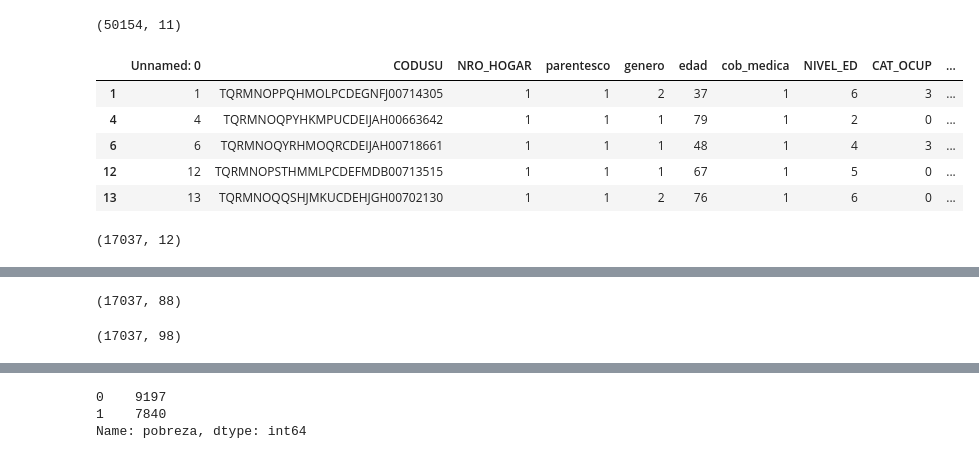
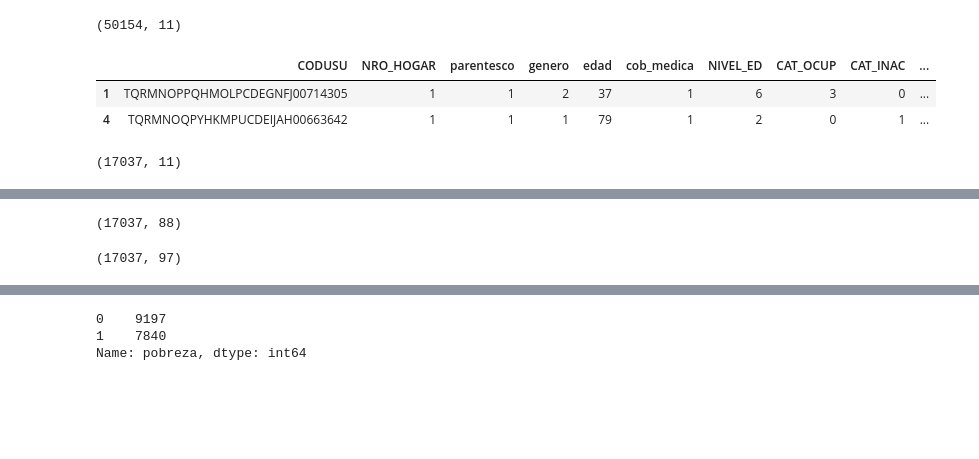
Before and after one commit to practigol/trabajo_final, a Jupyter notebook: Trabajo_final.ipynb, the cells around one changed output, grey strips where cells are left out. Saved outputs shown, nothing was run; the diff lists cells and outputs as text; code cells hidden in the pictures; blank space fills up the shorter version.

```diff
--- a/Trabajo_final.ipynb
+++ b/Trabajo_final.ipynb
@@ -160,21 +156,16 @@ df_personas_suma.to_csv('personas_suma_rename.csv')
-# %%
-df_personas_suma = pd.read_csv("personas_suma_rename.csv")
 # %%
 #seleccionamos solo los que cumplen la condición de jefes/as de hogar
 
 df_personas_jefes = df_personas_suma.loc[df_personas_suma.loc[:, 'parentesco'] == 1]
 # %%
-df_personas_jefes.head()
+df_personas_jefes.head(2)
 # %% [output]
-|  | Unnamed: 0 | CODUSU | NRO_HOGAR | parentesco | genero | edad | cob_medica | NIVEL_ED | CAT_OCUP | ... |
-| 1 | 1 | TQRMNOPPQHMOLPCDEGNFJ00714305 | 1 | 1 | 2 | 37 | 1 | 6 | 3 | ... |
-| 4 | 4 | TQRMNOQPYHKMPUCDEIJAH00663642 | 1 | 1 | 1 | 79 | 1 | 2 | 0 | ... |
-| 6 | 6 | TQRMNOQYRHMOQRCDEIJAH00718661 | 1 | 1 | 1 | 48 | 1 | 4 | 3 | ... |
-| 12 | 12 | TQRMNOPSTHMMLPCDEFMDB00713515 | 1 | 1 | 1 | 67 | 1 | 5 | 0 | ... |
-| 13 | 13 | TQRMNOQQSHJMKUCDEHJGH00702130 | 1 | 1 | 2 | 76 | 1 | 6 | 0 | ... |
+|  | CODUSU | NRO_HOGAR | parentesco | genero | edad | cob_medica | NIVEL_ED | CAT_OCUP | CAT_INAC | ... |
+| 1 | TQRMNOPPQHMOLPCDEGNFJ00714305 | 1 | 1 | 2 | 37 | 1 | 6 | 3 | 0 | ... |
+| 4 | TQRMNOQPYHKMPUCDEIJAH00663642 | 1 | 1 | 1 | 79 | 1 | 2 | 0 | 1 | ... |
 # %%
 #comprobamos la cantidad de filas
 
 df_personas_jefes.shape
 # %% [output]
-(17037, 12)
+(17037, 11)
@@ -217,5 +194,5 @@ df_dataset = pd.merge(df_hogares, df_personas_jefes, on=['CODUSU','NRO_HOGAR'])
 
 df_dataset.shape
 # %% [output]
-(17037, 98)
+(17037, 97)
 # %%
```
Also changed, not shown: parts of 46 cells of this notebook.
